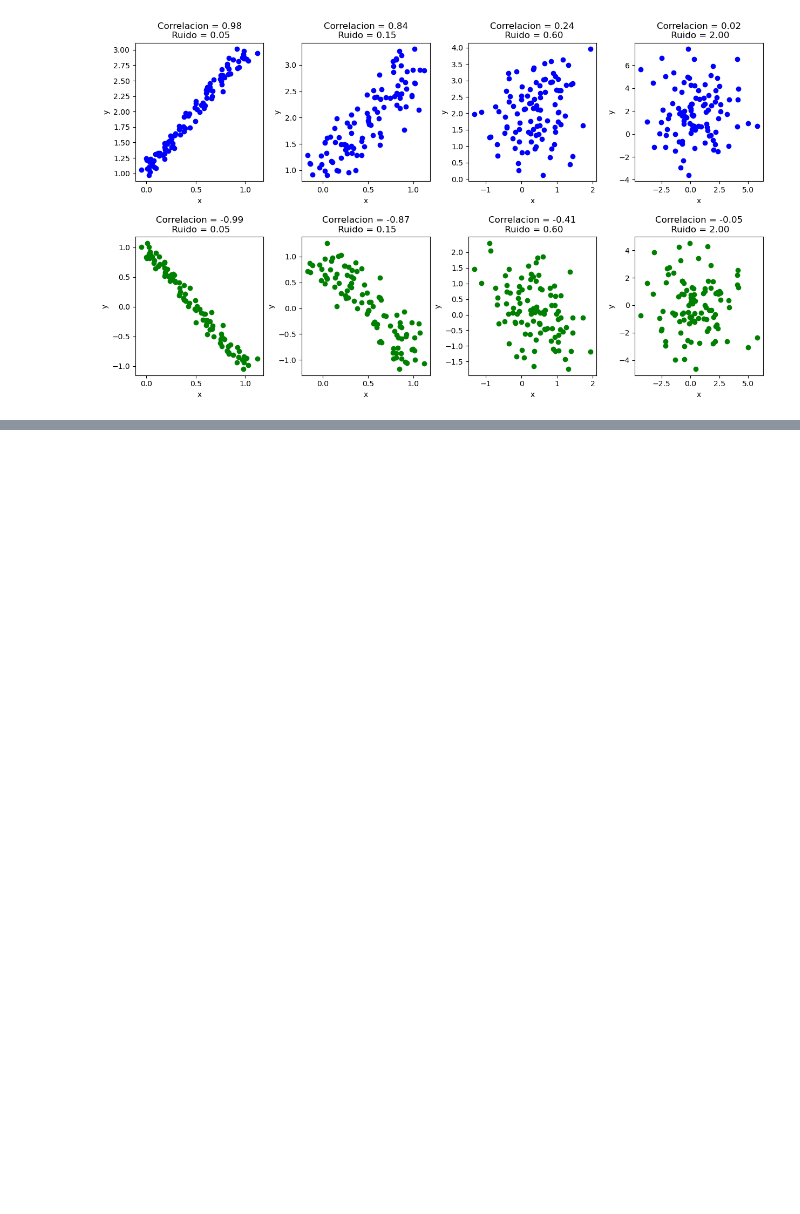
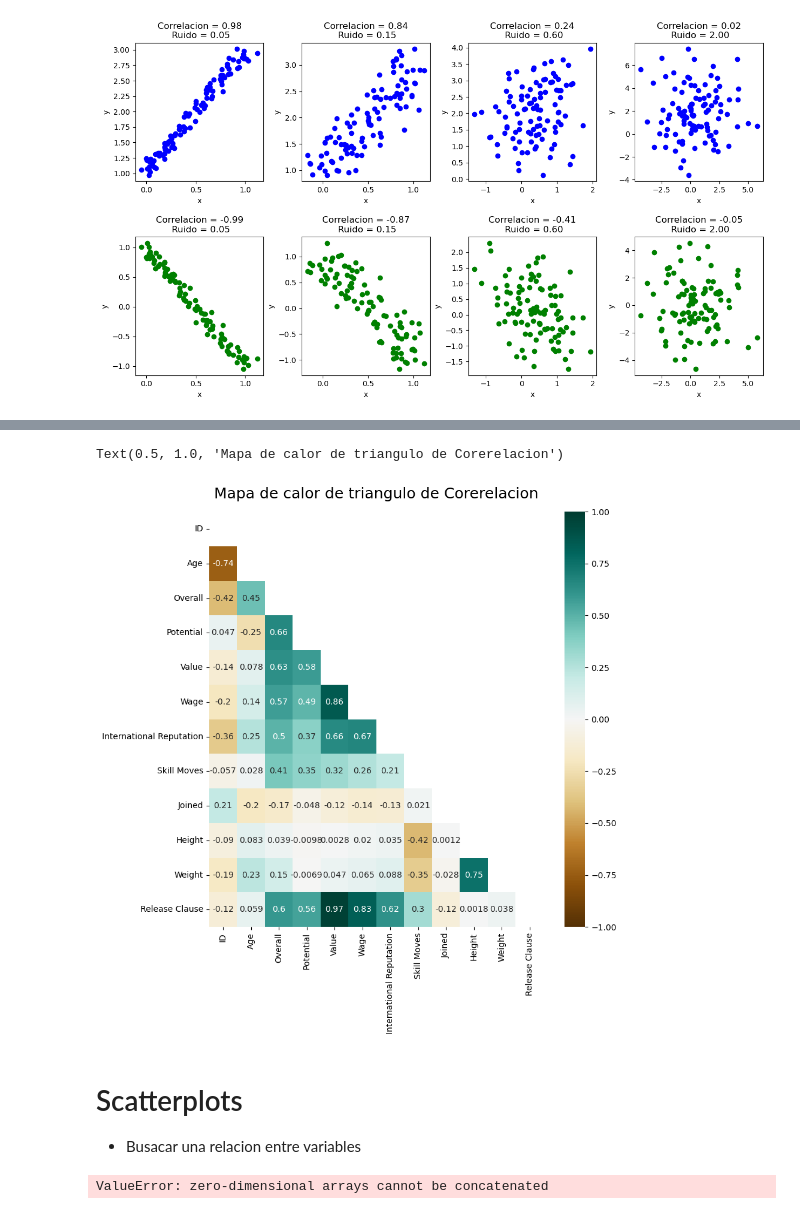
Before and after one commit to albhermo1979/EBACMX, a Jupyter notebook: EBAC/Python avanzado/Numpy/Numpy_1.ipynb, the cells around one changed output, grey strips where cells are left out. Drawn from its saved outputs; the diff is of its cells as text; code cells hidden in the pictures; blank space fills up the shorter version.

```diff
--- a/EBAC/Python avanzado/Numpy/Numpy_1.ipynb
+++ b/EBAC/Python avanzado/Numpy/Numpy_1.ipynb
@@ -310,0 +329,18 @@ df_num.corr(method='spearman')
+# %%
+# Solo para traer el trianguo de abajo de la correlacion
+plt.figure(figsize=(9,9))
+mask= np.triu(np.ones_like(df.select_dtypes(include='number').corr(), dtype=bool))
+heatmap = sb.heatmap(df.select_dtypes(include='number').corr(), mask=mask, vmin=-1, vmax=1, annot=True, cmap='BrBG')
+heatmap.set_title('Mapa de calor de triangulo de Corerelacion', fontdict={'fontsize':18}, pad=16)
+# %% [output]
+Text(0.5, 1.0, 'Mapa de calor de triangulo de Corerelacion')
+[figure, added]
+# %% [markdown]
+# Scatterplots
+ - Busacar una relacion entre variables
+# %%
+potential_np = df['Potential'].to_numpy()
+potential_np
+potential_np = np.concatenate(potential_np, axis=0)
+# %% [output]
+ValueError: zero-dimensional arrays cannot be concatenated
```
Also changed, not shown: parts of 8 cells of this notebook.
